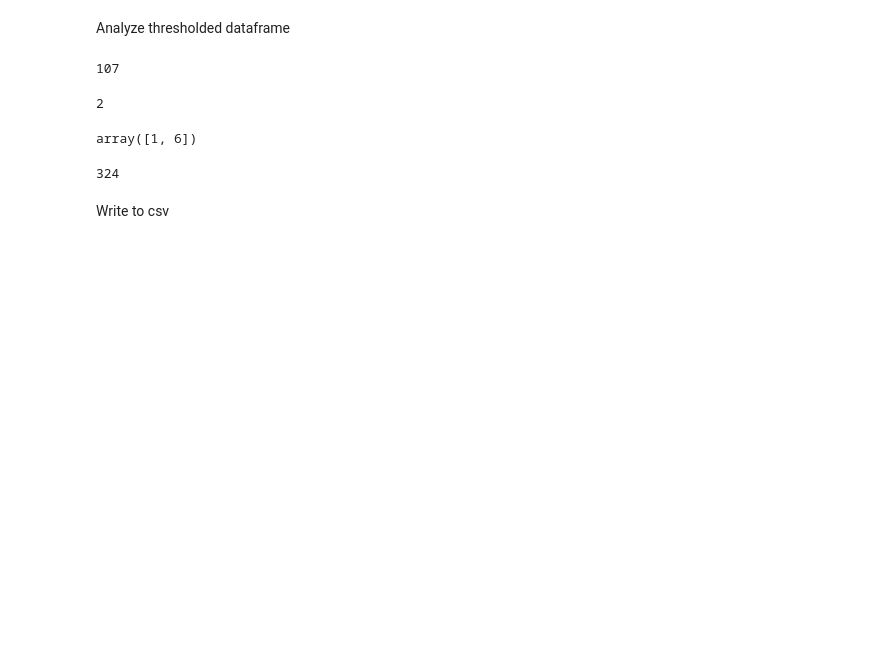
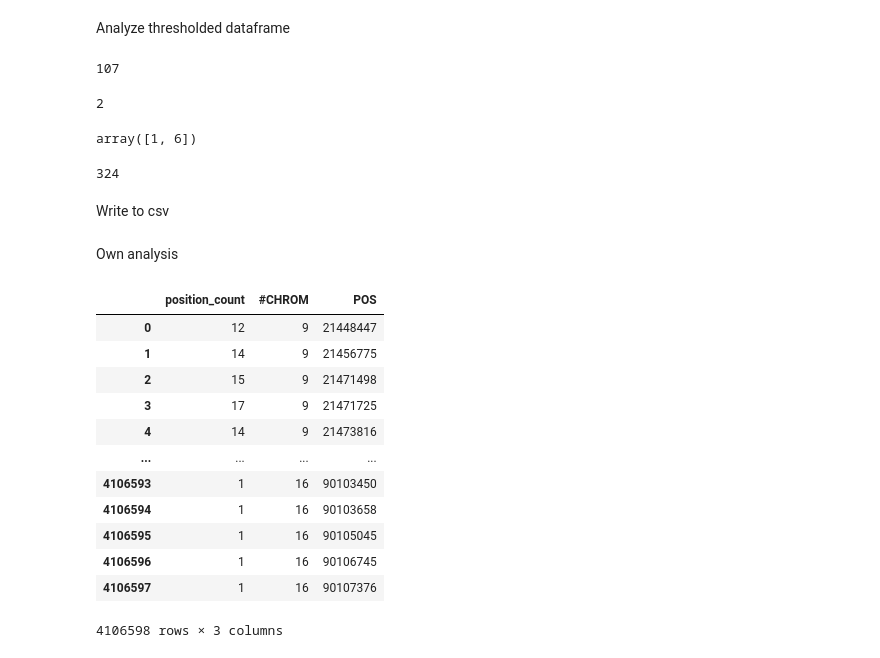
Before and after one commit to Jonas-B-Frank/BA_Junk, a Jupyter notebook: analysis/analyse_LOH_positions_intersect.ipynb, the cells around one changed output. Cells and saved outputs as stored; diff of their text form; code cells hidden in the pictures; blank space fills up the shorter version.

```diff
--- a/analysis/analyse_LOH_positions_intersect.ipynb
+++ b/analysis/analyse_LOH_positions_intersect.ipynb
@@ -98,3 +98,5 @@ df_thresholded["position_code"].nunique()
 Write to csv
 # %%
 df_thresholded.to_csv(f"../LOH_pos_thresholded/LOH_positions_threshold_{threshold}.tsv.gz", sep="\t", header=True, index=False, compression="gzip")
+# %% [markdown]
+Own analysis
@@ -100,0 +110,19 @@ df_thresholded.to_csv(f"../LOH_pos_thresholded/LOH_positions_threshold_{threshol
+# %%
+df_position_count['#CHROM']=df_position_count['pos'].apply(splitline_chrom)
+df_position_count['POS']=df_position_count['pos'].apply(splitline_pos)
+df_position_count.drop('pos',axis=1, inplace=True)
+df_position_count
+# %% [output]
+|  | position_count | #CHROM | POS |
+| 0 | 12 | 9 | 21448447 |
+| 1 | 14 | 9 | 21456775 |
+| 2 | 15 | 9 | 21471498 |
+| 3 | 17 | 9 | 21471725 |
+| 4 | 14 | 9 | 21473816 |
+| ... | ... | ... | ... |
+| 4106593 | 1 | 16 | 90103450 |
+| 4106594 | 1 | 16 | 90103658 |
+| 4106595 | 1 | 16 | 90105045 |
+| 4106596 | 1 | 16 | 90106745 |
+| 4106597 | 1 | 16 | 90107376 |
+4106598 rows × 3 columns
```
Also changed, not shown: parts of 6 cells of this notebook, 1 other file.
